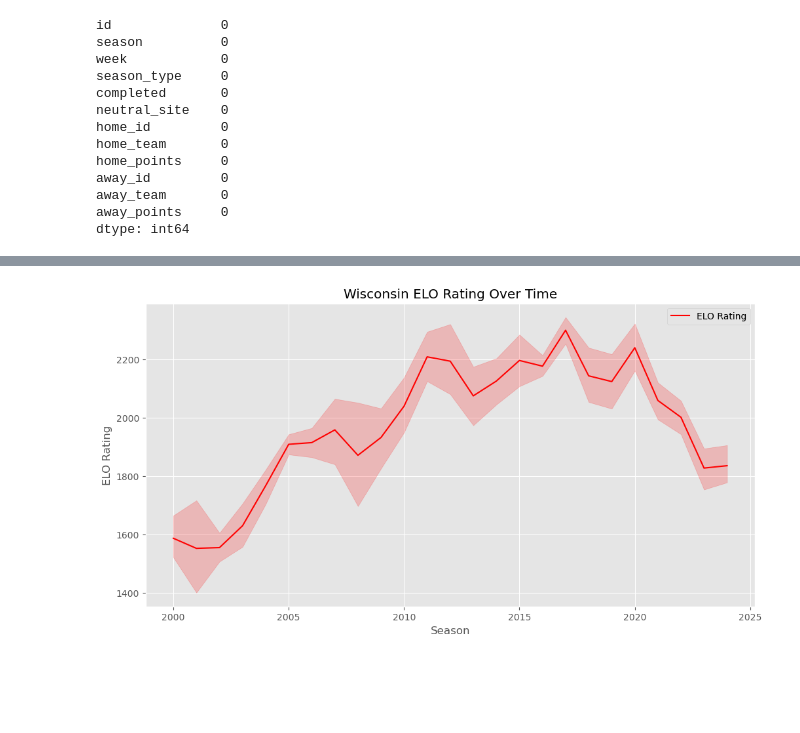
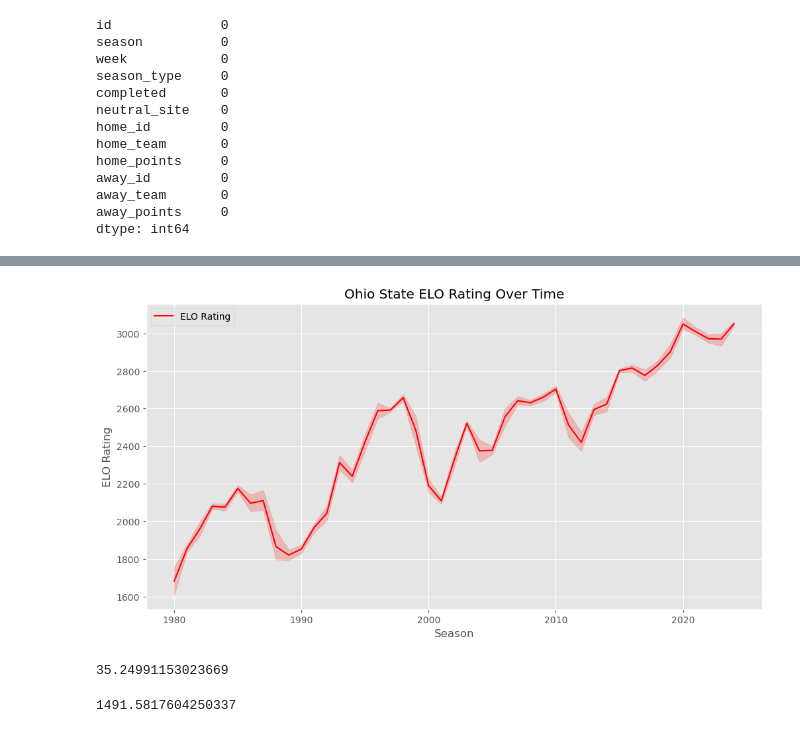
Before and after one commit to lneuendorf/4th-down-models, a Jupyter notebook: notebooks/elo.ipynb, the cells around one changed output, grey strips where cells are left out. Saved outputs shown, nothing was run; the diff lists cells and outputs as text; code cells hidden in the pictures; blank space fills up the shorter version.

```diff
--- a/notebooks/elo.ipynb
+++ b/notebooks/elo.ipynb
@@ -16,3 +16,5 @@ with open("../config.json") as f:
     configuration = cfbd.Configuration(
         access_token = json.load(f)["CFBD_API_KEY"]
     )
+# %%
+YEARS = range(1930, 2025)
@@ -76,10 +67,11 @@ away_team       0
 away_points     0
 dtype: int64
 # %%
+# Load team data
 all_teams = []
 with cfbd.ApiClient(configuration) as api_client:
     api_instance = cfbd.TeamsApi(api_client)
-    for year in tqdm(range(2000, 2024 + 1), desc="Loading team data"):
+    for year in tqdm(YEARS, desc="Loading team data"):
         teams = api_instance.get_teams(year=year)
         df = pd.DataFrame([team.to_dict() for team in teams])
         df.columns = convert_to_snake_case(df.columns)
@@ -160,4 +151,4 @@ df.loc[:,'home_result'] = np.select(
     default=0.5
 )
 
-df.loc[:,'away_result'] = 1 - df['home_result']
+df.loc[:,'away_result'] = 1 - df.loc[:,'home_result']
@@ -171,17 +173,17 @@ home_elo_cache = {}
 away_elo_cache = {}
 
 elo_initial = {
-    'fbs': 1500,
-    'fcs': 1300,
-    'ii': 1000,
-    'iii': 700
+    'fbs': 1500.0,
+    'fcs': 1300.0,
+    'ii': 1000.0,
+    'iii': 700.0
 }
 
-df.loc[:, 'home_elo'] = df['home_classification'].apply(lambda x: elo_initial[x])
-df.loc[:, 'home_elo_post'] = df['home_elo']
-df.loc[:, 'away_elo'] = df['away_classification'].apply(lambda x: elo_initial[x])
-df.loc[:, 'away_elo_post'] = df['away_elo']
-
+df = df.copy()
+df['home_elo'] = df['home_classification'].apply(lambda x: elo_initial[x])
+df['home_elo_post'] = df['home_elo']
+df['away_elo'] = df['away_classification'].apply(lambda x: elo_initial[x])
+df['away_elo_post'] = df['away_elo']
 
 for season in tqdm(df.season.unique()):
     df_season = df.query("season == @season")
@@ -204,10 +206,10 @@ for season in tqdm(df.season.unique()):
         )
 
         # Update the main dataframe with the new ELO ratings
-        df.loc[df_week.index, 'home_elo'] = df_week['home_elo']
-        df.loc[df_week.index, 'away_elo'] = df_week['away_elo']
-        df.loc[df_week.index, 'home_elo_post'] = df_week['home_elo_post']
-        df.loc[df_week.index, 'away_elo_post'] = df_week['away_elo_post']
+        df.loc[df_week.index, 'home_elo'] = df_week['home_elo'].astype(float)
+        df.loc[df_week.index, 'away_elo'] = df_week['away_elo'].astype(float)
+        df.loc[df_week.index, 'home_elo_post'] = df_week['home_elo_post'].astype(float)
+        df.loc[df_week.index, 'away_elo_post'] = df_week['away_elo_post'].astype(float)
 
         # Update the ELO ratings for the next week in the cache
         home_elo_cache.update(df_week.set_index('home_id')['home_elo_post'].to_dict())
@@ -235,21 +425,29 @@ df.query("season == 2024").sort_values('away_elo_post', ascending=False).head(20
 # %%
 import matplotlib.pyplot as plt
 import seaborn as sns
 
-team = "Wisconsin"
+team = "Ohio State"
 
 df_wisconsin = df.query("home_team == @team | away_team == @team").copy()
 df_wisconsin.loc[:, 'elo'] = df_wisconsin['home_elo'].where(df_wisconsin['home_team'] == team, df_wisconsin['away_elo'])
 df_wisconsin.loc[:, 'elo_post'] = df_wisconsin['home_elo_post'].where(df_wisconsin['home_team'] == team, df_wisconsin['away_elo_post'])
 plt.style.use('ggplot')
 
 plt.figure(figsize=(12, 6))
 sns.lineplot(data=df_wisconsin, x='season', y='elo_post', label='ELO Rating', color='red')
 plt.title(f"{team} ELO Rating Over Time")
 plt.xlabel("Season")
 plt.ylabel("ELO Rating")
 plt.legend()
 
 plt.show()
 # %% [output]
-[figure, old version]
+[figure, new version]
+# %%
+28 * 10 ** ((1500 - 1400) / 1000)
+# %% [output]
+35.24991153023669
+# %%
+1500 + 10 * np.log(28+1) * (28 - 35) / 28
+# %% [output]
+1491.5817604250337
```
Also changed, not shown: parts of 15 cells of this notebook, 3 other files.
